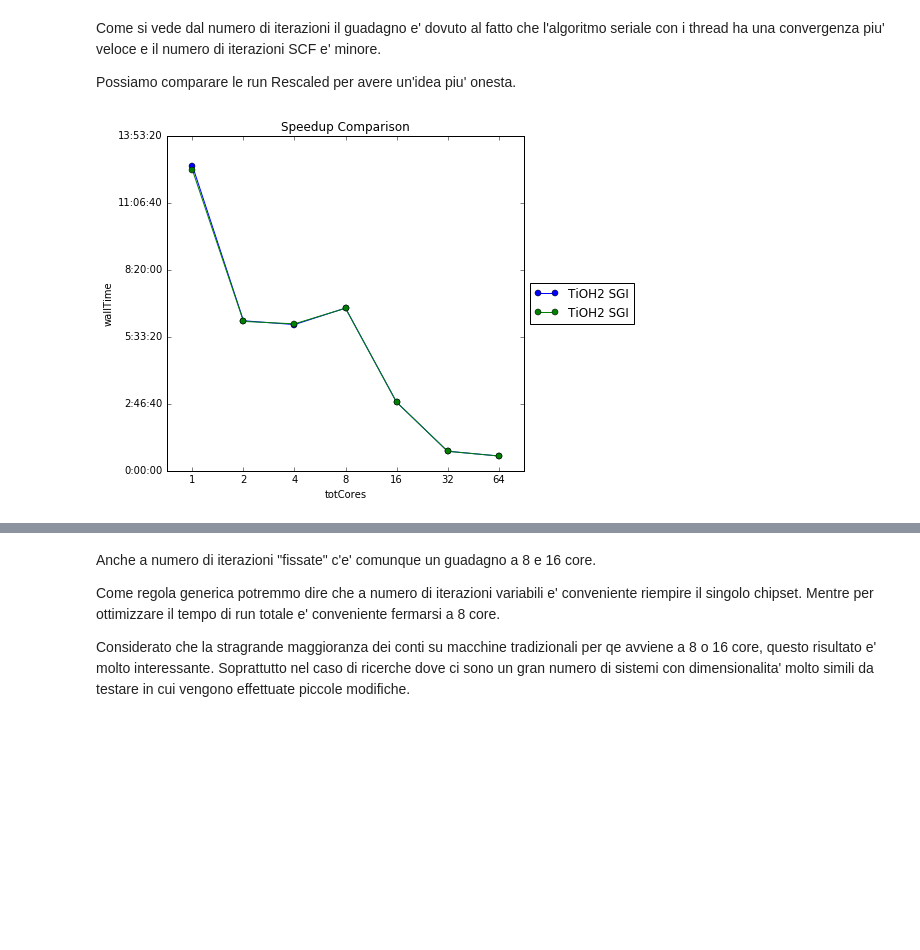
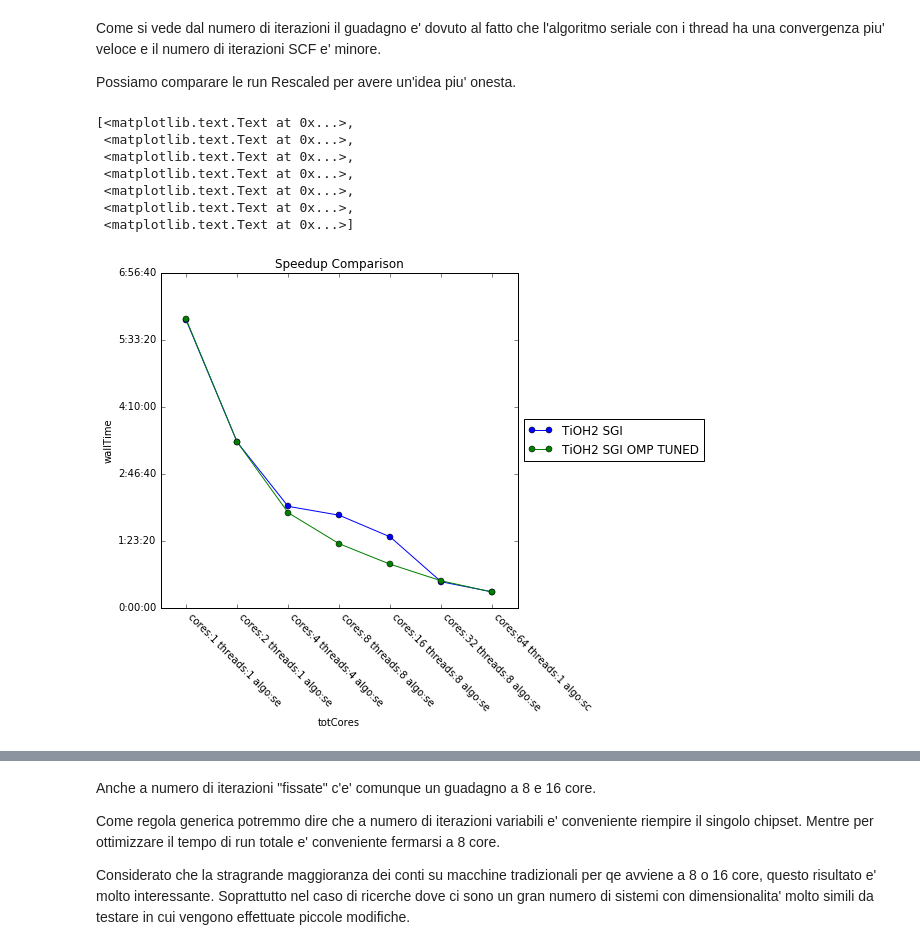
Before and after one commit to gioruffa/qetools, a Jupyter notebook: plotter.ipynb, the cells around one changed output, grey strips where cells are left out. Saved outputs shown, nothing was run; the diff lists cells and outputs as text; code cells hidden in the pictures; blank space fills up the shorter version.

```diff
--- a/plotter.ipynb
+++ b/plotter.ipynb
@@ -359,14 +305,14 @@ fig.set_size_inches(15,14)
 # %%
 #
-# TiOH2 OPENMP rescaled fatto bene
+# TiOH2 OPENMP rescaled fatto con gli intervalli fissati, guarda in fondo
 #
 tio_MP_GoodRun_Rescaled = Experiment()
 
 tio_MP_GoodRun_Rescaled.addRun(tio1)
 tio_MP_GoodRun_Rescaled.addRun(tio2)
 tio_MP_GoodRun_Rescaled.addRun(tio4_4_MP)
-tio_MP_GoodRun_Rescaled.addRun(tio8_2_MP)
-tio_MP_GoodRun_Rescaled.addRun(tio16_4_MP)
+tio_MP_GoodRun_Rescaled.addRun(tio8_8_MP)
+tio_MP_GoodRun_Rescaled.addRun(tio16_8_MP)
 tio_MP_GoodRun_Rescaled.addRun(tio32_8_MP)
 tio_MP_GoodRun_Rescaled.addRun(tio64)
 # %%
@@ -911,8 +857,25 @@ Possiamo comparare le run Rescaled per avere un'idea piu' onesta.
 # %%
 fig = plt.figure(figsize=(10,6))
 ax2 = plt.subplot(111)
-tioSgi.plotFunction(metric="wallTime",functions=['PWSCF'], labels=['TiOH2 SGI'],figure=fig,axes=ax2,title='Speedup Comparison')
-tioSgi.rescale().plotFunction(metric="wallTime",functions=['PWSCF'], labels=['TiOH2 SGI'],figure=fig,axes=ax2,title='Speedup Comparison')
-#tio_MP_GoodRun.rescale(override_min=20).plotFunction(metric="wallTime",functions=['PWSCF'], labels=['TiOH2 SGI OMP TUNED'],figure=fig,axes=ax2,title='Speedup Comparison')
+#tioSgi.plotFunction(metric="wallTime",functions=['PWSCF'], labels=['TiOH2 SGI'],figure=fig,axes=ax2,title='Speedup Comparison')
+#tioSgi.rescale(min_iters=30).plotFunction(metric="wallTime",functions=['PWSCF'], labels=['TiOH2 SGI'],figure=fig,axes=ax2,title='Speedup Comparison')
+#tio_MP_GoodRun_Rescaled.rescale(min_iters=30).plotFunction(metric="wallTime",functions=['PWSCF'], labels=['TiOH2 SGI OMP TUNED'],figure=fig,axes=ax2,title='Speedup Comparison')
+
+tioSgiF.plotFunction(metric="wallTime",functions=['PWSCF'], labels=['TiOH2 SGI'],figure=fig,axes=ax2,title='Speedup Comparison')
+tio_MP_GoodRun_Rescaled.rescale(min_iters=20).plotFunction(metric="wallTime",functions=['PWSCF'], labels=['TiOH2 SGI OMP TUNED'],figure=fig,axes=ax2,title='Speedup Comparison')
+
+asd =  map(lambda x : (x.header['diagAlgo'] ,x.header['totCores'],
+                       int(x.header['threadsPerMPI']) if x.header['threadsPerMPI'] != 0 else 1  ),tio_MP_GoodRun_Rescaled.runs)
+xticklabels = [ "cores:%s threads:%s algo:%s"%(x[1],x[2],x[0][0:2]) for x in asd]
+#print lol
+#print ax2.get_xticklabels()
+ax2.set_xticklabels(xticklabels,rotation=-45,ha='left')
 # %% [output]
+[<matplotlib.text.Text at 0x...>,
+ <matplotlib.text.Text at 0x...>,
+ <matplotlib.text.Text at 0x...>,
+ <matplotlib.text.Text at 0x...>,
+ <matplotlib.text.Text at 0x...>,
+ <matplotlib.text.Text at 0x...>,
+ <matplotlib.text.Text at 0x...>]
-[figure, old version]
+[figure, new version]
```
Also changed, not shown: parts of 11 cells of this notebook, 2 other files.
